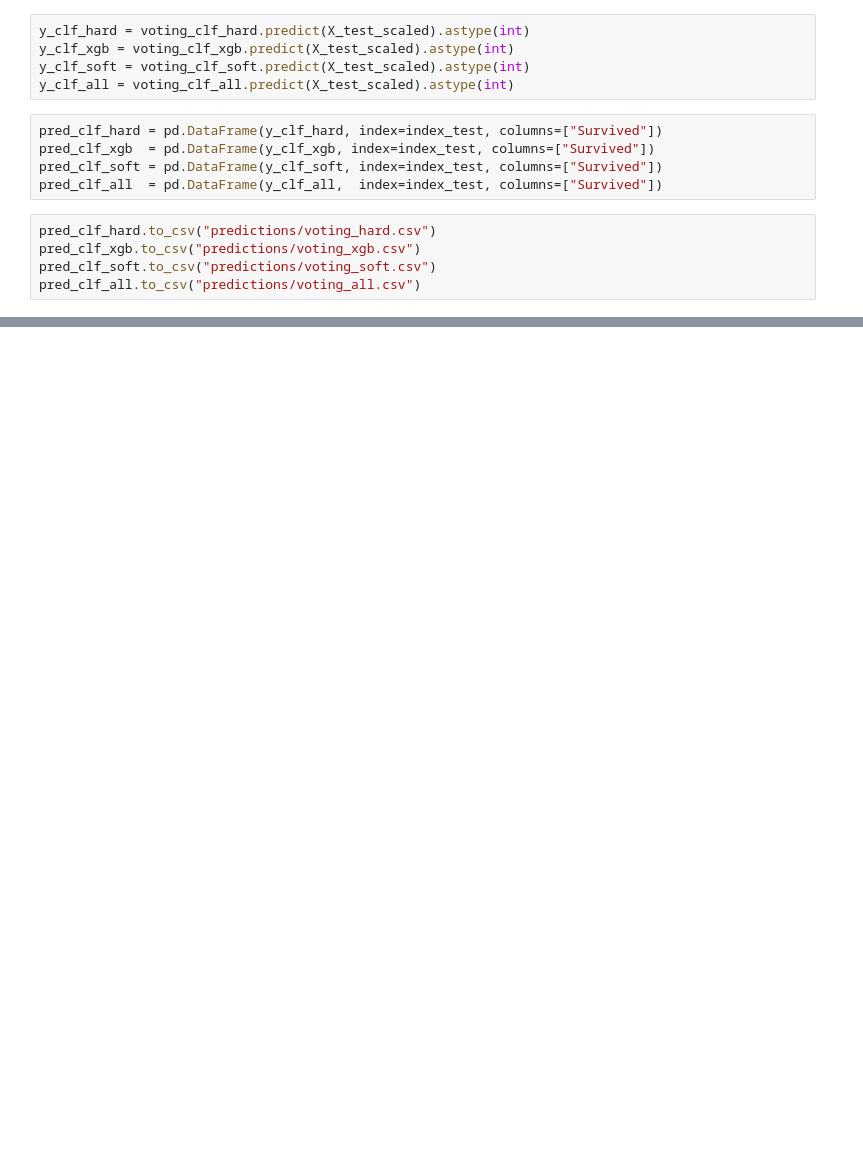
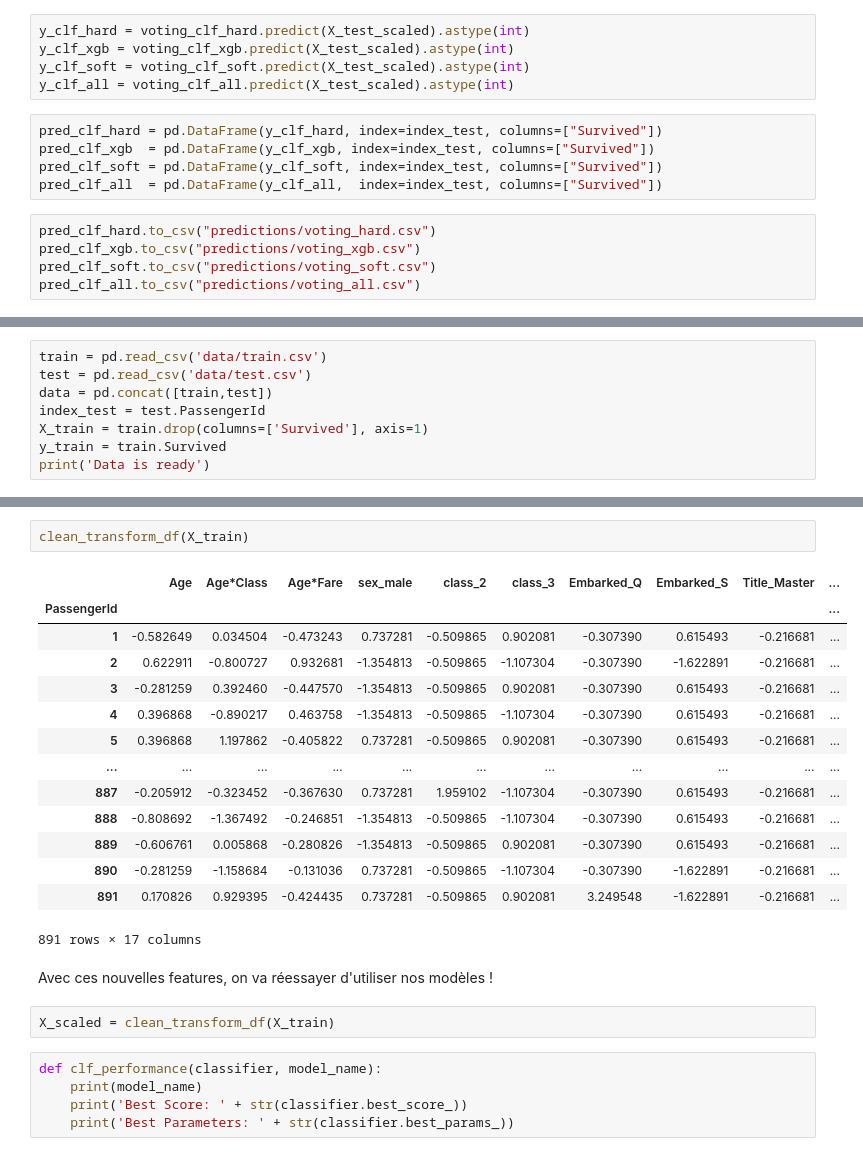
Before and after one commit to leclercrafael/kaggle_titanic, a Jupyter notebook: main.ipynb, the cells around one changed output, grey strips where cells are left out. Cells and saved outputs as stored; diff of their text form; blank space fills up the shorter version.

```diff
--- a/main.ipynb
+++ b/main.ipynb
@@ -645,0 +651,8 @@ pred_clf_all.to_csv("predictions/voting_all.csv")
+# %%
+train = pd.read_csv('data/train.csv')
+test = pd.read_csv('data/test.csv')
+data = pd.concat([train,test])
+index_test = test.PassengerId
+X_train = train.drop(columns=['Survived'], axis=1)
+y_train = train.Survived
+print('Data is ready')
@@ -645,0 +742,26 @@ pred_clf_all.to_csv("predictions/voting_all.csv")
+# %%
+clean_transform_df(X_train)
+# %% [output]
+|  | Age | Age*Class | Age*Fare | sex_male | class_2 | class_3 | Embarked_Q | Embarked_S | Title_Master | ... |
+| PassengerId |  |  |  |  |  |  |  |  |  | ... |
+| 1 | -0.582649 | 0.034504 | -0.473243 | 0.737281 | -0.509865 | 0.902081 | -0.307390 | 0.615493 | -0.216681 | ... |
+| 2 | 0.622911 | -0.800727 | 0.932681 | -1.354813 | -0.509865 | -1.107304 | -0.307390 | -1.622891 | -0.216681 | ... |
+| 3 | -0.281259 | 0.392460 | -0.447570 | -1.354813 | -0.509865 | 0.902081 | -0.307390 | 0.615493 | -0.216681 | ... |
+| 4 | 0.396868 | -0.890217 | 0.463758 | -1.354813 | -0.509865 | -1.107304 | -0.307390 | 0.615493 | -0.216681 | ... |
+| 5 | 0.396868 | 1.197862 | -0.405822 | 0.737281 | -0.509865 | 0.902081 | -0.307390 | 0.615493 | -0.216681 | ... |
+| ... | ... | ... | ... | ... | ... | ... | ... | ... | ... | ... |
+| 887 | -0.205912 | -0.323452 | -0.367630 | 0.737281 | 1.959102 | -1.107304 | -0.307390 | 0.615493 | -0.216681 | ... |
+| 888 | -0.808692 | -1.367492 | -0.246851 | -1.354813 | -0.509865 | -1.107304 | -0.307390 | 0.615493 | -0.216681 | ... |
+| 889 | -0.606761 | 0.005868 | -0.280826 | -1.354813 | -0.509865 | 0.902081 | -0.307390 | 0.615493 | -0.216681 | ... |
+| 890 | -0.281259 | -1.158684 | -0.131036 | 0.737281 | -0.509865 | -1.107304 | -0.307390 | -1.622891 | -0.216681 | ... |
+| 891 | 0.170826 | 0.929395 | -0.424435 | 0.737281 | -0.509865 | 0.902081 | 3.249548 | -1.622891 | -0.216681 | ... |
+891 rows × 17 columns
+# %% [markdown]
+Avec ces nouvelles features, on va réessayer d'utiliser nos modèles !
+# %%
+X_scaled = clean_transform_df(X_train)
+# %%
+def clf_performance(classifier, model_name):
+    print(model_name)
+    print('Best Score: ' + str(classifier.best_score_))
+    print('Best Parameters: ' + str(classifier.best_params_))
```
Also changed, not shown: parts of 15 cells of this notebook.
